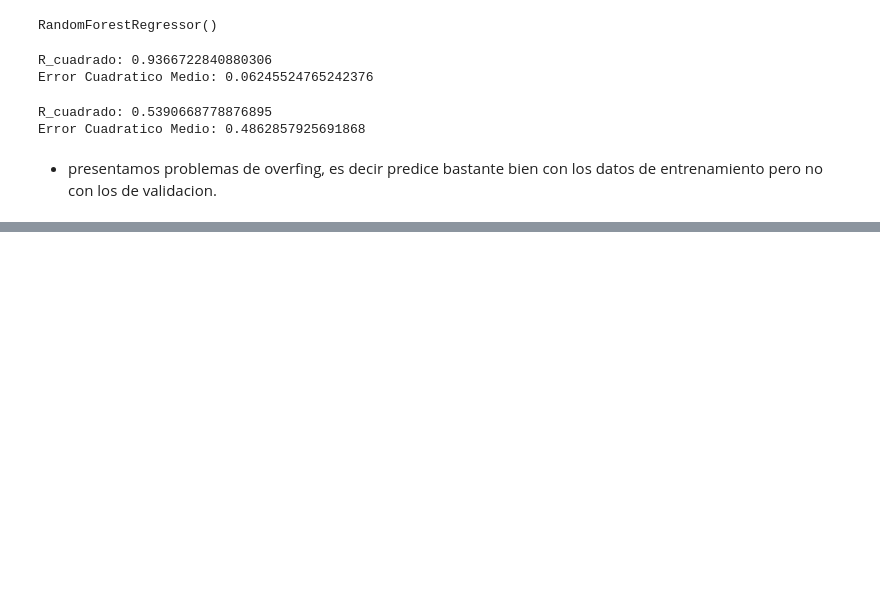
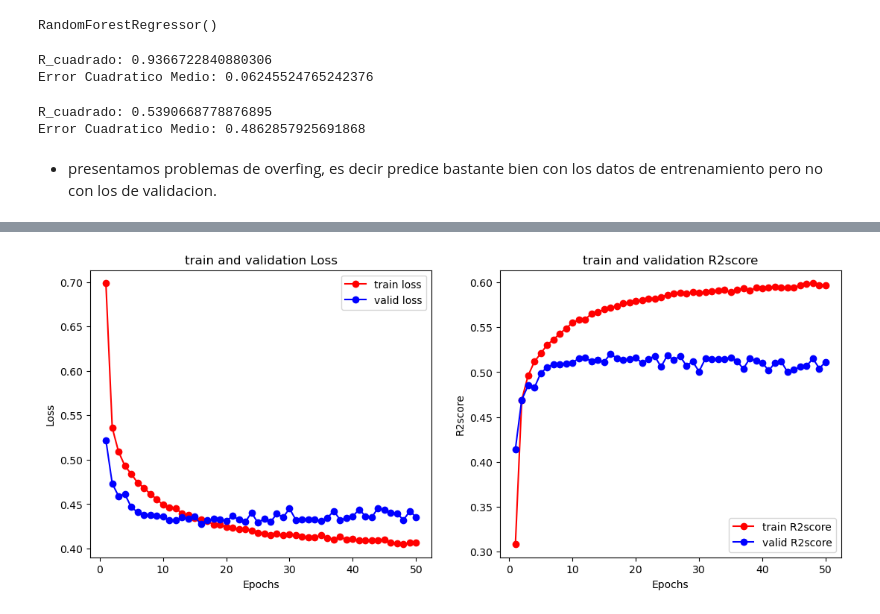
Before and after one commit to MathUPTC/CrabAge, a Jupyter notebook: Notebooks/modelado.ipynb, the cells around one changed output, grey strips where cells are left out. Cells and saved outputs as stored; diff of their text form; code cells hidden in the pictures; blank space fills up the shorter version.

Commit message:
modelo_one_ RNN

```diff
--- a/Notebooks/modelado.ipynb
+++ b/Notebooks/modelado.ipynb
@@ -112,0 +122,6 @@ Error Cuadratico Medio: 0.4862857925691868
+# %%
+# aquitectura
+modelo = Sequential()
+modelo.add(Dense(32,input_dim=x_train.shape[1], activation='relu'))
+modelo.add(Dense(1,activation='linear'))
+modelo.compile(optimizer='adam', loss='mean_squared_error',metrics=[R2Score()])
@@ -112,0 +142,3 @@ Error Cuadratico Medio: 0.4862857925691868
+# %%
+## entrenamiento
+history = modelo.fit(x_train,y_train,epochs=50,validation_split=0.2,batch_size=20)
@@ -112,0 +163,30 @@ Error Cuadratico Medio: 0.4862857925691868
+# %%
+def history_curves(history):
+    plt.figure(figsize=(13,5))
+
+    train_loss = history.history['loss']
+    val_loss = history.history['val_loss']
+    epochs = np.arange(1,len(train_loss)+1)
+    # graph loss
+    plt.subplot(1,2,1)
+    plt.plot(epochs,train_loss,'ro-',label="train loss")
+    plt.plot(epochs,val_loss,'bo-',label="valid loss")
+    plt.legend()
+    plt.title('train and validation Loss')
+    plt.xlabel('Epochs')
+    plt.ylabel('Loss')
+
+    train_r2 = history.history['r2_score']
+    val_r2 = history.history['val_r2_score']
+    # graph mae
+    plt.subplot(1,2,2)
+    plt.plot(epochs,train_r2,'ro-',label="train R2score")
+    plt.plot(epochs,val_r2 ,'bo-',label="valid R2score")
+    plt.legend()
+    plt.title('train and validation R2score')
+    plt.xlabel('Epochs')
+    plt.ylabel('R2score')
+    plt.show()
+history_curves(history)
+# %% [output]
+[figure, added]
```
Also changed, not shown: parts of 6 cells of this notebook.
